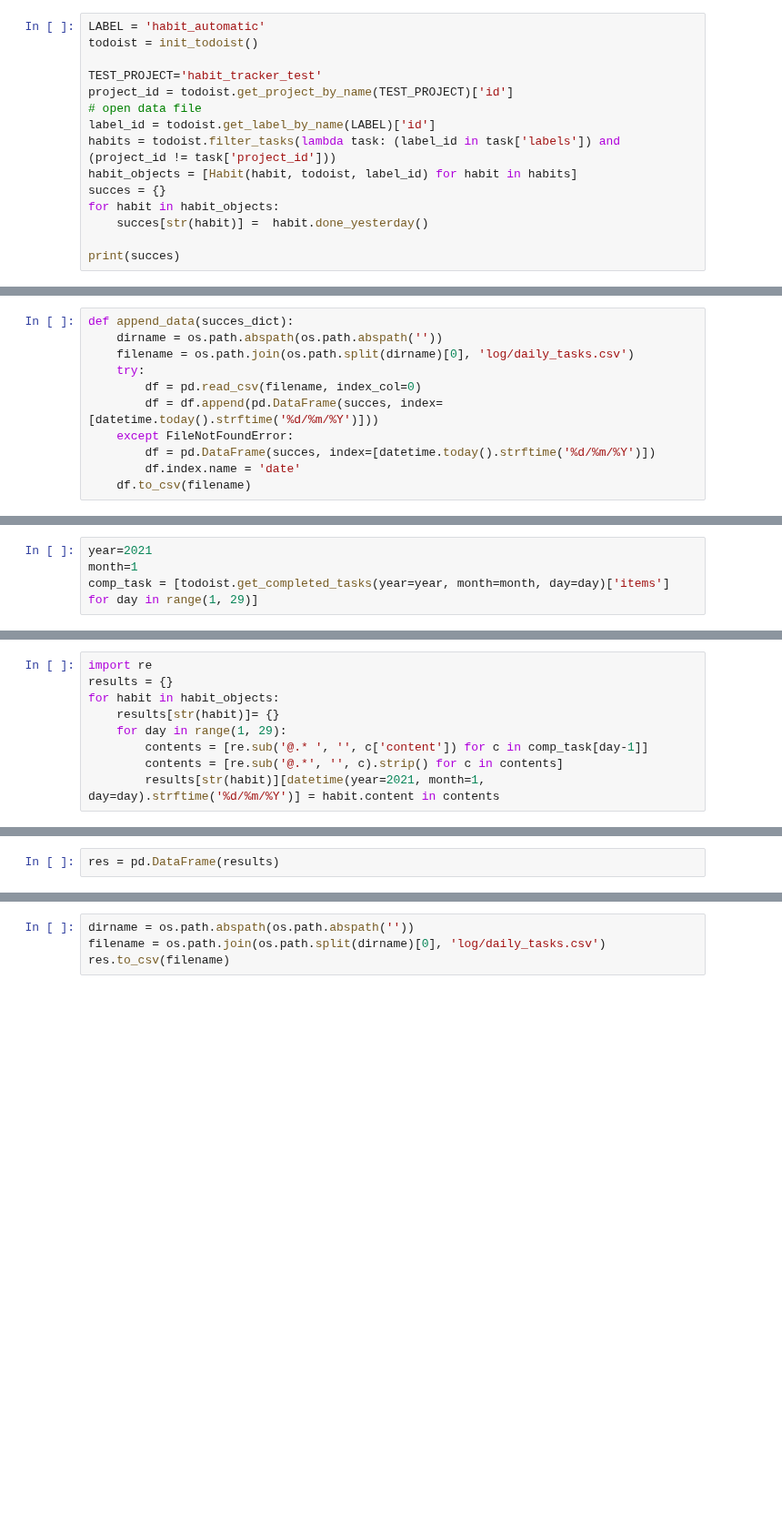
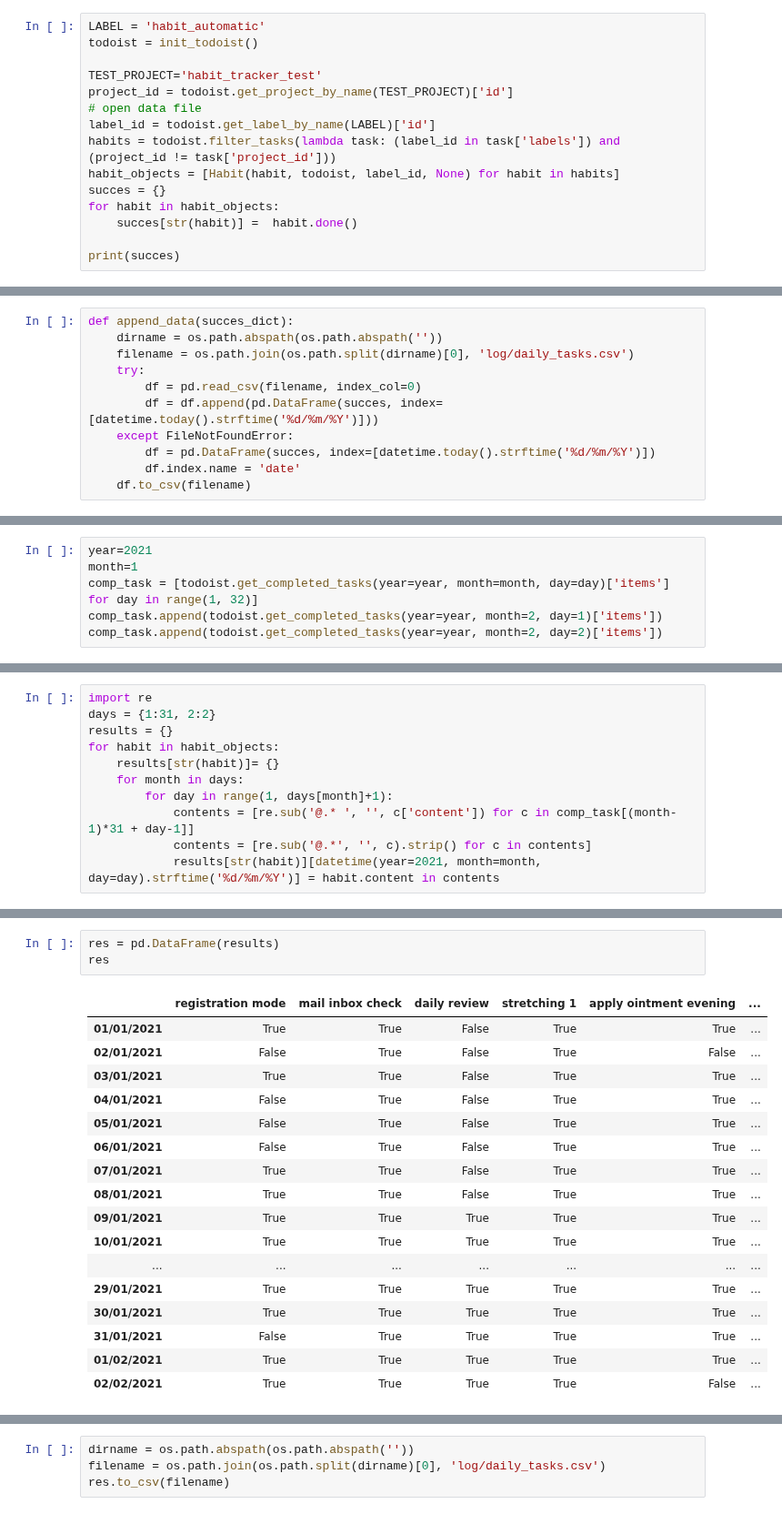
Before and after one commit to RutgerVanBeek/todoist_habit_tracker, a Jupyter notebook: examples/completed_tasks.ipynb, the cells around one changed output, grey strips where cells are left out. Shown at 91% size. Drawn from its saved outputs; the diff is of its cells as text; blank space fills up the shorter version.

```diff
--- a/examples/completed_tasks.ipynb
+++ b/examples/completed_tasks.ipynb
@@ -27,10 +27,10 @@ project_id = todoist.get_project_by_name(TEST_PROJECT)['id']
 # open data file
 label_id = todoist.get_label_by_name(LABEL)['id']
 habits = todoist.filter_tasks(lambda task: (label_id in task['labels']) and (project_id != task['project_id']))
-habit_objects = [Habit(habit, todoist, label_id) for habit in habits]
+habit_objects = [Habit(habit, todoist, label_id, None) for habit in habits]
 succes = {}
 for habit in habit_objects:
-    succes[str(habit)] =  habit.done_yesterday()
+    succes[str(habit)] =  habit.done()
 
 print(succes)
 # %% [output]
@@ -92,5 +49,7 @@ df_test
 # %%
 year=2021
 month=1
-comp_task = [todoist.get_completed_tasks(year=year, month=month, day=day)['items'] for day in range(1, 29)]
+comp_task = [todoist.get_completed_tasks(year=year, month=month, day=day)['items'] for day in range(1, 32)]
+comp_task.append(todoist.get_completed_tasks(year=year, month=2, day=1)['items'])
+comp_task.append(todoist.get_completed_tasks(year=year, month=2, day=2)['items'])
 # %%
@@ -115,13 +74,15 @@ comp_task[-1]
   'user_id': 15358147}]
 # %%
 import re
+days = {1:31, 2:2}
 results = {}
 for habit in habit_objects:
     results[str(habit)]= {}
-    for day in range(1, 29):
-        contents = [re.sub('@.* ', '', c['content']) for c in comp_task[day-1]]
-        contents = [re.sub('@.*', '', c).strip() for c in contents]
-        results[str(habit)][datetime(year=2021, month=1, day=day).strftime('%d/%m/%Y')] = habit.content in contents
+    for month in days:
+        for day in range(1, days[month]+1):
+            contents = [re.sub('@.* ', '', c['content']) for c in comp_task[(month-1)*31 + day-1]]
+            contents = [re.sub('@.*', '', c).strip() for c in contents]
+            results[str(habit)][datetime(year=2021, month=month, day=day).strftime('%d/%m/%Y')] = habit.content in contents
 # %%
 results
 # %% [output]
@@ -145,4 +106,23 @@ results
 # %%
 res = pd.DataFrame(results)
+res
+# %% [output]
+|  | registration mode | mail inbox check | daily review | stretching 1 | apply ointment evening | ... |
+| 01/01/2021 | True | True | False | True | True | ... |
+| 02/01/2021 | False | True | False | True | False | ... |
+| 03/01/2021 | True | True | False | True | True | ... |
+| 04/01/2021 | False | True | False | True | True | ... |
+| 05/01/2021 | False | True | False | True | True | ... |
+| 06/01/2021 | False | True | False | True | True | ... |
+| 07/01/2021 | True | True | False | True | True | ... |
+| 08/01/2021 | True | True | False | True | True | ... |
+| 09/01/2021 | True | True | True | True | True | ... |
+| 10/01/2021 | True | True | True | True | True | ... |
+| ... | ... | ... | ... | ... | ... | ... |
+| 29/01/2021 | True | True | True | True | True | ... |
+| 30/01/2021 | True | True | True | True | True | ... |
+| 31/01/2021 | False | True | True | True | True | ... |
+| 01/02/2021 | True | True | True | True | True | ... |
+| 02/02/2021 | True | True | True | True | False | ... |
 # %%
 res.rolling(window=7, min_periods=7).mean()
```
Also changed, not shown: parts of 10 cells of this notebook, 2 other files.
